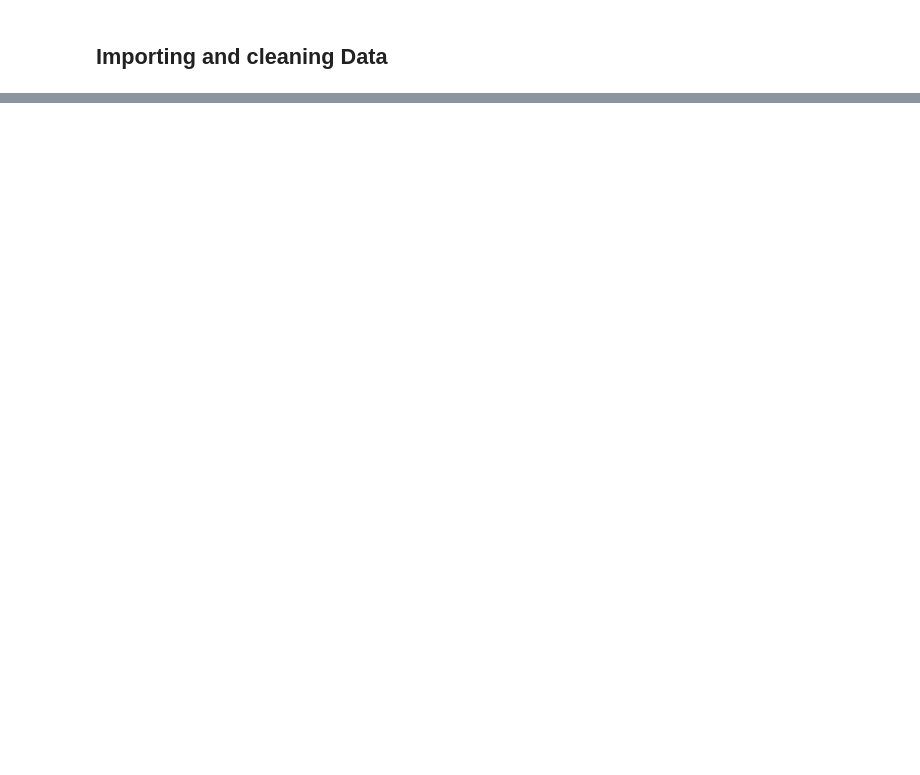
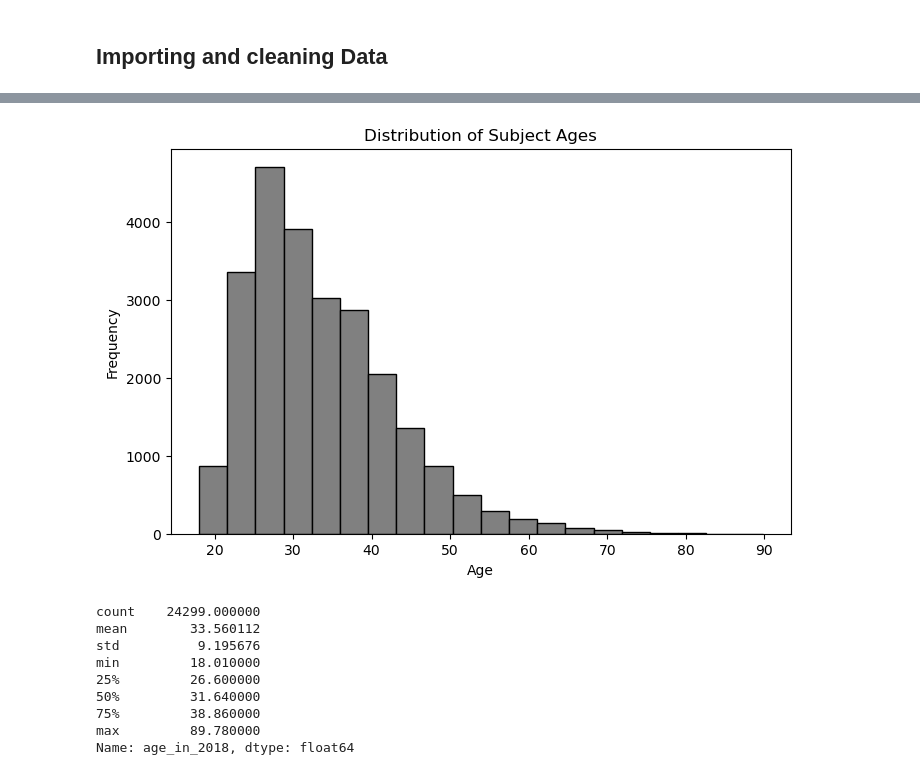
Before and after one commit to cedric066/INST204Audit, a Jupyter notebook: data_analysis.ipynb, the cells around one changed output, grey strips where cells are left out. Cells and saved outputs as stored; diff of their text form; code cells hidden in the pictures; blank space fills up the shorter version.

```diff
--- a/data_analysis.ipynb
+++ b/data_analysis.ipynb
@@ -64,0 +121,20 @@ base_df.head(15)
+# %%
+# Age histogram
+plt.figure(figsize=(8, 5))
+plt.hist(base_df['age_in_2018'], bins=20, color='grey', edgecolor='black')  # Adjust the number of bins as needed
+plt.title('Distribution of Subject Ages')
+plt.xlabel('Age')
+plt.ylabel('Frequency')
+plt.show()
+base_df["age_in_2018"].describe()
+# %% [output]
+[figure, added]
+count    24299.000000
+mean        33.560112
+std          9.195676
+min         18.010000
+25%         26.600000
+50%         31.640000
+75%         38.860000
+max         89.780000
+Name: age_in_2018, dtype: float64
```
Also changed, not shown: parts of 6 cells of this notebook.
